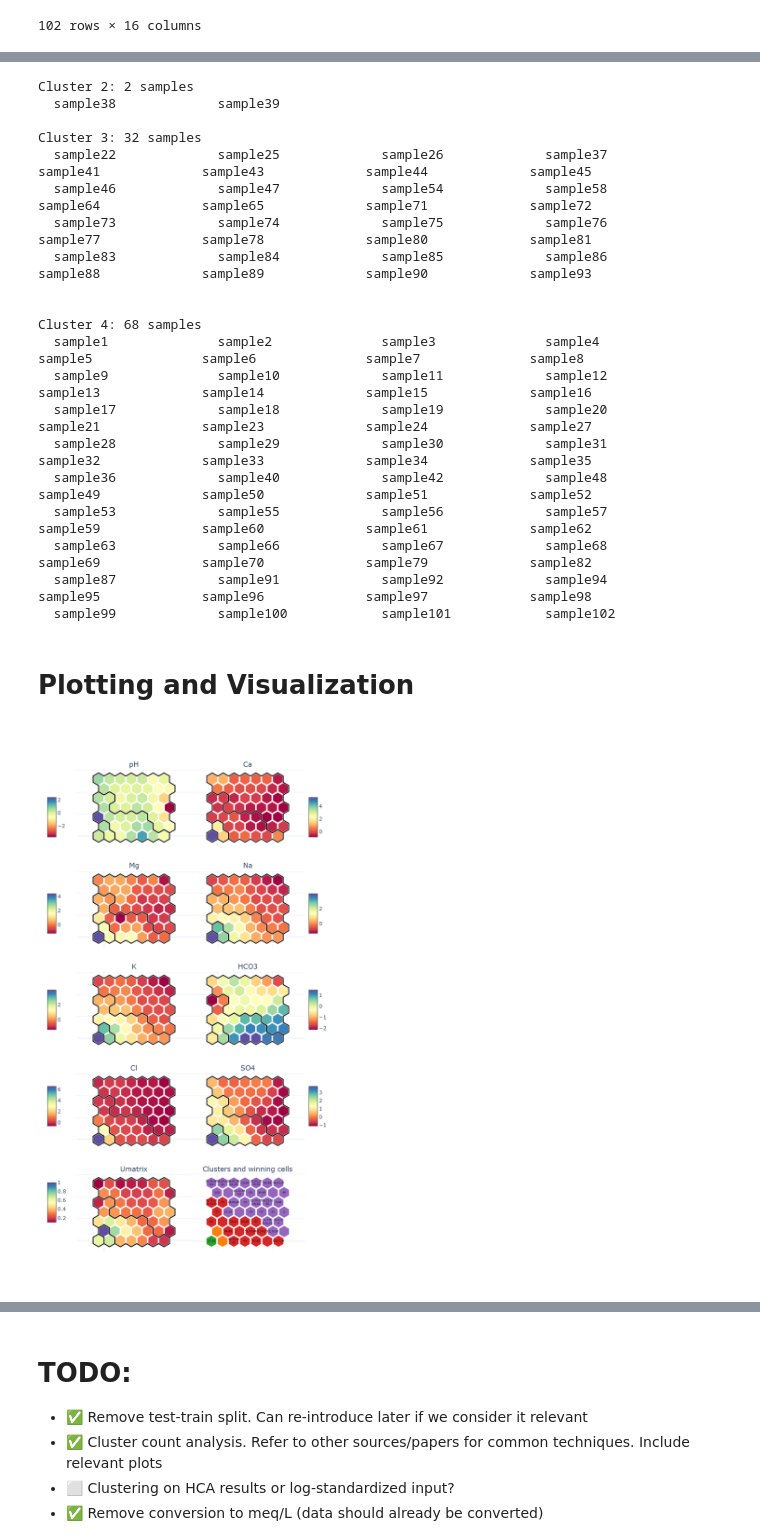
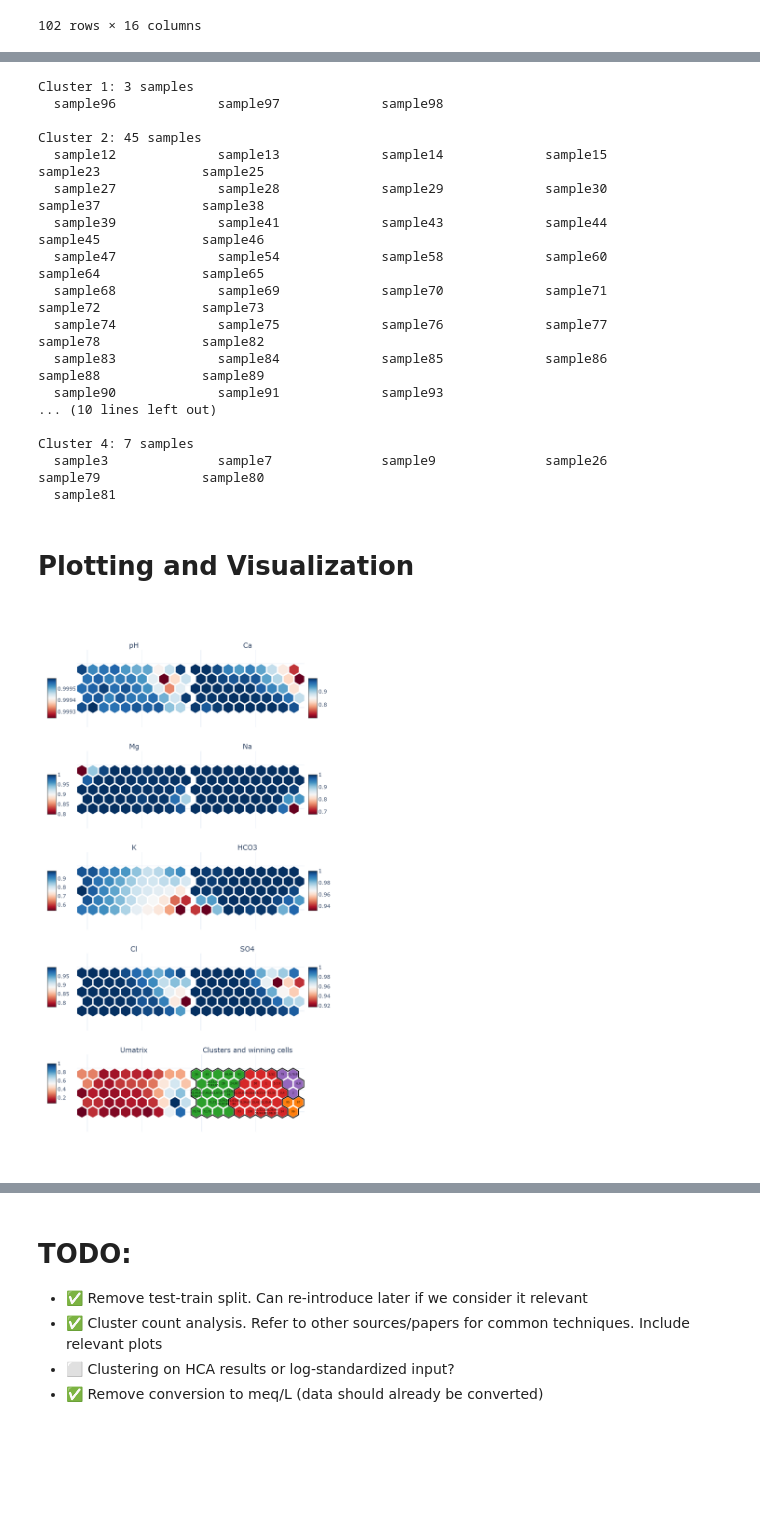
Before and after one commit to NorskRegnesentral/hydro-som, a Jupyter notebook: experimentation.ipynb, the cells around one changed output, grey strips where cells are left out. Drawn from its saved outputs; the diff is of its cells as text; code cells hidden in the pictures; blank space fills up the shorter version.

```diff
--- a/experimentation.ipynb
+++ b/experimentation.ipynb
@@ -21,8 +22,8 @@ from IPython.display import IFrame, Image
 data_path = Path(r'data.csv')
 input_columns = ['pH', 'Ca', 'Mg', 'Na', 'K', 'HCO3', 'Cl', 'SO4']
 
-som_nx = 7
-som_ny = 7
+som_nx = None  # Set to None to determine these automatically (PCA)
+som_ny = None
 som_sigma = 1.5
 som_learning_rate = 0.7
 som_activation_distance = 'euclidean'
@@ -35,6 +36,8 @@ max_clusters = 10
 number_of_clusters = 4  # Set to None to pick the optimal number automatically
 
 # Visualization
+# features_colorscale = 'spectral'
+features_colorscale = 'RdBu'
 pio.templates.default = 'plotly_white'
 plotly_interactive = False
 # %%
@@ -76,11 +79,3 @@ df
 | 100 | sample101 | P-8 | cyan | o | 0.6 | 30 | 7.8 | 11.6 | 12.0 | 11.4 | 1.3 | ... |
 | 101 | sample102 | P-8 | cyan | o | 0.6 | 30 | 7.7 | 13.4 | 12.8 | 8.8 | 1.0 | ... |
 102 rows × 16 columns
-# %%
-# Derive SOM dimensions
-if som_nx is None or som_ny is None:
-    som_m = 5 * np.sqrt(len(df))
-    som_nx = np.round(np.sqrt(som_m)).astype(int)
-    som_ny = np.round(som_m / som_nx).astype(int)
-
-print(f"SOM dimensions: {som_nx} x {som_ny}")
@@ -186,6 +222,6 @@ show_figure(create_dendrogram(
 # %%
 # Optimal number of lables
-node_labels = selected_cluster['labels'].reshape(som_nx, som_ny)
+node_labels = selected_cluster['labels'].reshape(final_nx, final_ny)
 
 # Sample labels
 sample_ij = [None] * len(df)
@@ -206,7 +242,7 @@ for c in np.unique(node_labels):
     joined_polygon = shapely.union_all([shapely.Polygon(p) for p in node_hexagons[matches]])
     cluster_boundaries[c] = joined_polygon
 # %%
-n_cols = 8
+n_cols = 6
 for lab, sub_df in df.groupby('cluster_label'):
     print(f"Cluster {lab}: {len(sub_df)} samples")
     for i, s in enumerate(sub_df['Sample']):
@@ -215,26 +251,23 @@ for lab, sub_df in df.groupby('cluster_label'):
             print()
     print("\n")
 # %% [output]
-Cluster 2: 2 samples
-  sample38             sample39
+Cluster 1: 3 samples
+  sample96             sample97             sample98
 
-Cluster 3: 32 samples
-  sample22             sample25             sample26             sample37             sample41             sample43             sample44             sample45
-  sample46             sample47             sample54             sample58             sample64             sample65             sample71             sample72
-  sample73             sample74             sample75             sample76             sample77             sample78             sample80             sample81
-  sample83             sample84             sample85             sample86             sample88             sample89             sample90             sample93
+Cluster 2: 45 samples
+  sample12             sample13             sample14             sample15             sample23             sample25
+  sample27             sample28             sample29             sample30             sample37             sample38
+  sample39             sample41             sample43             sample44             sample45             sample46
+  sample47             sample54             sample58             sample60             sample64             sample65
+  sample68             sample69             sample70             sample71             sample72             sample73
+  sample74             sample75             sample76             sample77             sample78             sample82
+  sample83             sample84             sample85             sample86             sample88             sample89
+  sample90             sample91             sample93
+... (10 lines left out)
 
-
-Cluster 4: 68 samples
-  sample1              sample2              sample3              sample4              sample5              sample6              sample7              sample8
-  sample9              sample10             sample11             sample12             sample13             sample14             sample15             sample16
-  sample17             sample18             sample19             sample20             sample21             sample23             sample24             sample27
-  sample28             sample29             sample30             sample31             sample32             sample33             sample34             sample35
-  sample36             sample40             sample42             sample48             sample49             sample50             sample51             sample52
-  sample53             sample55             sample56             sample57             sample59             sample60             sample61             sample62
-  sample63             sample66             sample67             sample68             sample69             sample70             sample79             sample82
-  sample87             sample91             sample92             sample94             sample95             sample96             sample97             sample98
-  sample99             sample100            sample101            sample102
+Cluster 4: 7 samples
+  sample3              sample7              sample9              sample26             sample79             sample80
+  sample81
 # %% [markdown]
 # Plotting and Visualization
 # %%
@@ -271,8 +304,8 @@ def add_som_features(fig: go.Figure, row, col, feature_index, colorbar_settings)
     if feature_index >= weights.shape[2]:
         w = umatrix.copy()
     else:
-        # Applying inverse_data_transform will re-scale the features to their original scale
-        # w = inverse_data_transform(weights)[:, :, feature_index]
+        # The value of the weights will refer to the transformed data. If we want
+        # the original scale, we will need to apply the inverse transform here
         w = weights[:, :, feature_index]
 
     w_min = w.min()
@@ -280,12 +313,12 @@ def add_som_features(fig: go.Figure, row, col, feature_index, colorbar_settings)
     w -= w.min()
     w /= w.max()
     colors = np.array(
-        sample_colorscale('spectral', w.flatten())
-    ).reshape(som_nx, som_ny)
+        sample_colorscale(features_colorscale, w.flatten())
+    ).reshape(final_nx, final_ny)
 
     # Add colored hexagons
-    for i in range(som_nx):
-        for j in range(som_ny):
+    for i in range(final_nx):
+        for j in range(final_ny):
             text = str(sorted(df.iloc[win_map[(i, j)]].index.values.tolist()))
 
             fig.add_scatter(
@@ -307,7 +340,7 @@ def add_som_features(fig: go.Figure, row, col, feature_index, colorbar_settings)
         x=[0, 0],
         y=[0, 0],
         showlegend=False,
-        marker=dict(color=[w_min, w_max], colorscale="spectral", size=0.001, colorbar=colorbar_settings),
+        marker=dict(color=[w_min, w_max], colorscale=features_colorscale, size=0.001, colorbar=colorbar_settings),
         row=row,
         col=col,
     )
@@ -316,8 +349,8 @@ def add_som_features(fig: go.Figure, row, col, feature_index, colorbar_settings)
 def add_training_cells(fig: go.Figure, row, col):
     # Add colored hexagons
     label_colors = DEFAULT_PLOTLY_COLORS
-    for i in range(som_nx):
-        for j in range(som_ny):
+    for i in range(final_nx):
+        for j in range(final_ny):
             text = ""
             if len(win_map[(i, j)]) > 0:
                 samples = [str(s) for s in sorted(df.iloc[win_map[(i, j)]].index.values.tolist())]
@@ -372,35 +405,36 @@ features_fig = make_subplots(
 
 )
 features_fig.layout.height = 50 + 250 * subplot_rows
 
 subplot_ix = list(
     itertools.product(range(1, subplot_rows + 1), range(1, subplot_columns + 1))
 )[:n_plots]
 
 # Feature plots
 for i, (row_index, col_index) in enumerate(subplot_ix[:len(input_columns)+1]):
-    add_cluster_boundaries(features_fig, row_index, col_index)
+    # add_cluster_boundaries(features_fig, row_index, col_index)
     colorbar_settings = dict(
         thickness = 20,
         len = 0.5 * (1 / subplot_rows),
         y = 1 - (row_index - 0.5) / subplot_rows,
         x = -0.15 if col_index == 1 else 1
     )
     add_som_features(features_fig, row_index, col_index, i, colorbar_settings)
 
 add_training_cells(features_fig, subplot_ix[-1][0], subplot_ix[-1][1])
+add_cluster_boundaries(features_fig, subplot_ix[-1][0], subplot_ix[-1][1])
 
 
 for i, (row_index, col_index) in enumerate(subplot_ix):
     sp = features_fig.get_subplot(row_index, col_index)
     sp.yaxis.scaleanchor = sp.yaxis.anchor
     sp.yaxis.showticklabels = False
     sp.xaxis.showticklabels = False
 
 
 show_figure(features_fig)
 # %% [output]
-[figure, old version]
+[figure, new version]
 # %%
 # Calculate percentages for Piper diagram
 sum_cations = df[['Ca', 'Mg', 'K', 'Na']].sum(axis=1)
```
Also changed, not shown: parts of 11 cells of this notebook.
